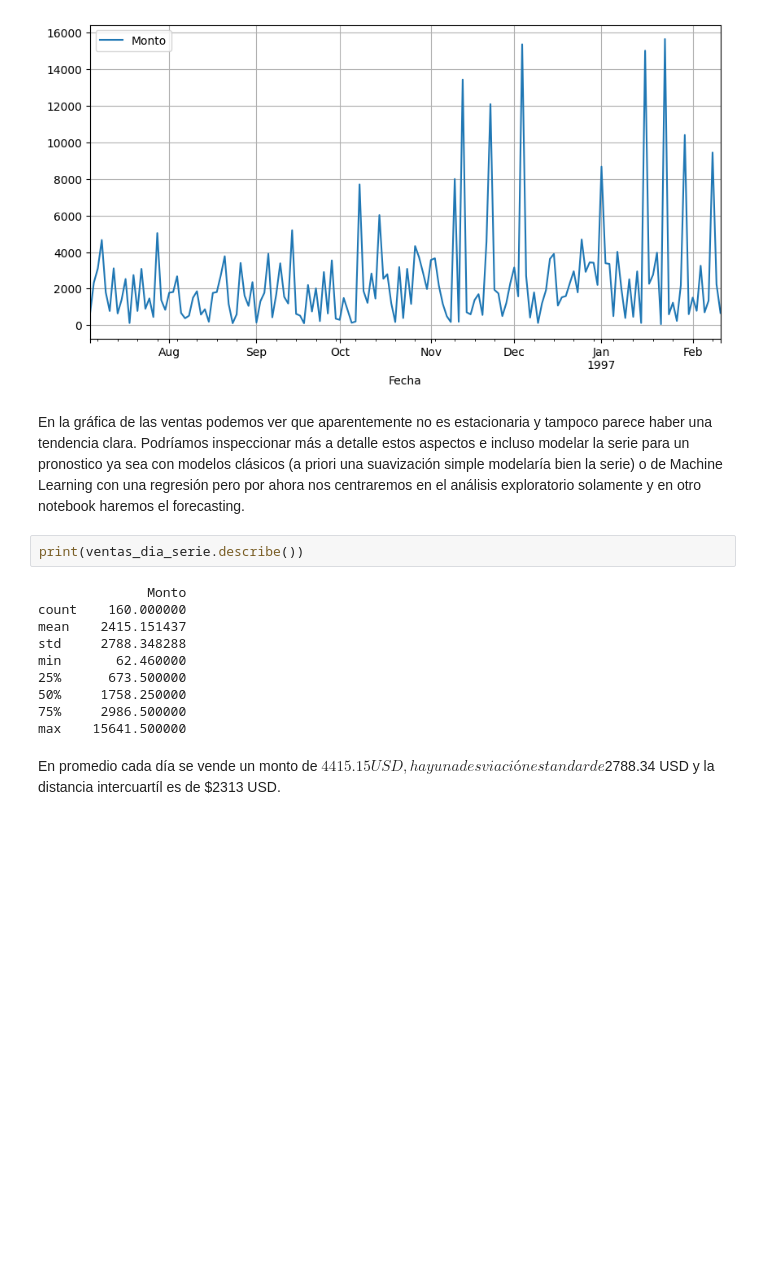
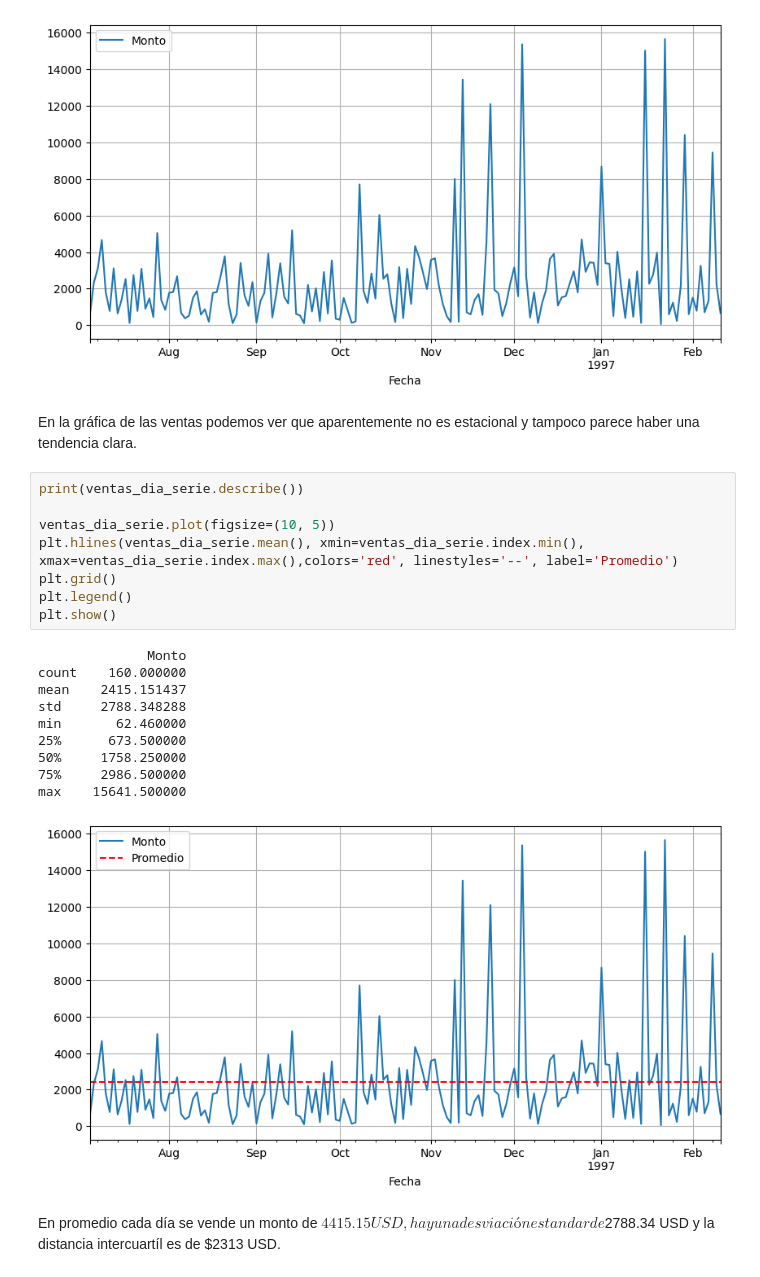
Before and after one commit to arieldatascientist/Northwind_end-to-end-ventas-forecasting-and-segmentation, a Jupyter notebook: notebooks/EDA_Northwind.ipynb, the cells around one changed output. Saved outputs shown, nothing was run; the diff lists cells and outputs as text; blank space fills up the shorter version.

Commit message:
Se agregó el análisis de la serie de tiempo correspondiente a las ventas diarias del último año

```diff
--- a/notebooks/EDA_Northwind.ipynb
+++ b/notebooks/EDA_Northwind.ipynb
@@ -919,18 +921,25 @@ plt.show()
 # %% [output]
 [figure]
 # %% [markdown]
-En la gráfica de las ventas podemos ver que aparentemente no es estacionaria y tampoco parece haber una tendencia clara. Podríamos inspeccionar más a detalle estos aspectos e incluso modelar la serie para un pronostico ya sea con modelos clásicos (a priori una suavización simple modelaría bien la serie) o de Machine Learning con una regresión pero por ahora nos centraremos en el análisis exploratorio solamente y en otro notebook haremos el forecasting.
+En la gráfica de las ventas podemos ver que aparentemente no es estacional y tampoco parece haber una tendencia clara.
 # %%
 print(ventas_dia_serie.describe())
+
+ventas_dia_serie.plot(figsize=(10, 5))
+plt.hlines(ventas_dia_serie.mean(), xmin=ventas_dia_serie.index.min(), xmax=ventas_dia_serie.index.max(),colors='red', linestyles='--', label='Promedio')
+plt.grid()
+plt.legend()
+plt.show()
 # %% [output]
               Monto
 count    160.000000
 mean    2415.151437
 std     2788.348288
 min       62.460000
 25%      673.500000
 50%     1758.250000
 75%     2986.500000
 max    15641.500000
+[figure, added]
 # %% [markdown]
 En promedio cada día se vende un monto de $4415.15 USD, hay una desviación estandar de $2788.34 USD y la distancia intercuartíl es de $2313 USD.
```
Also changed, not shown: parts of 15 cells of this notebook.
